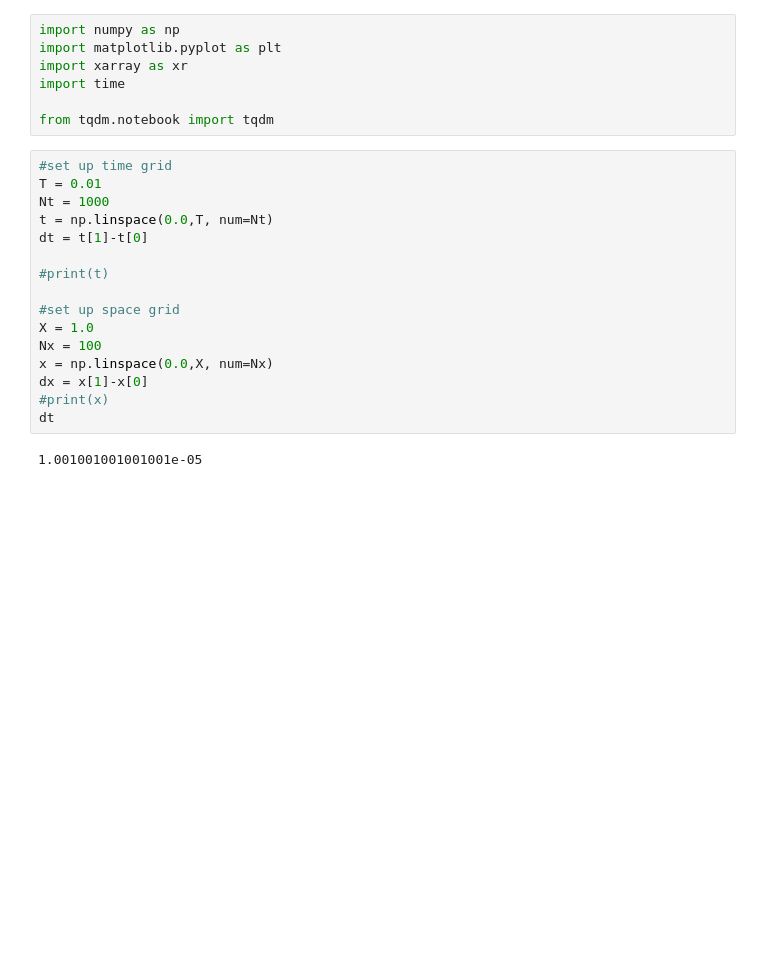
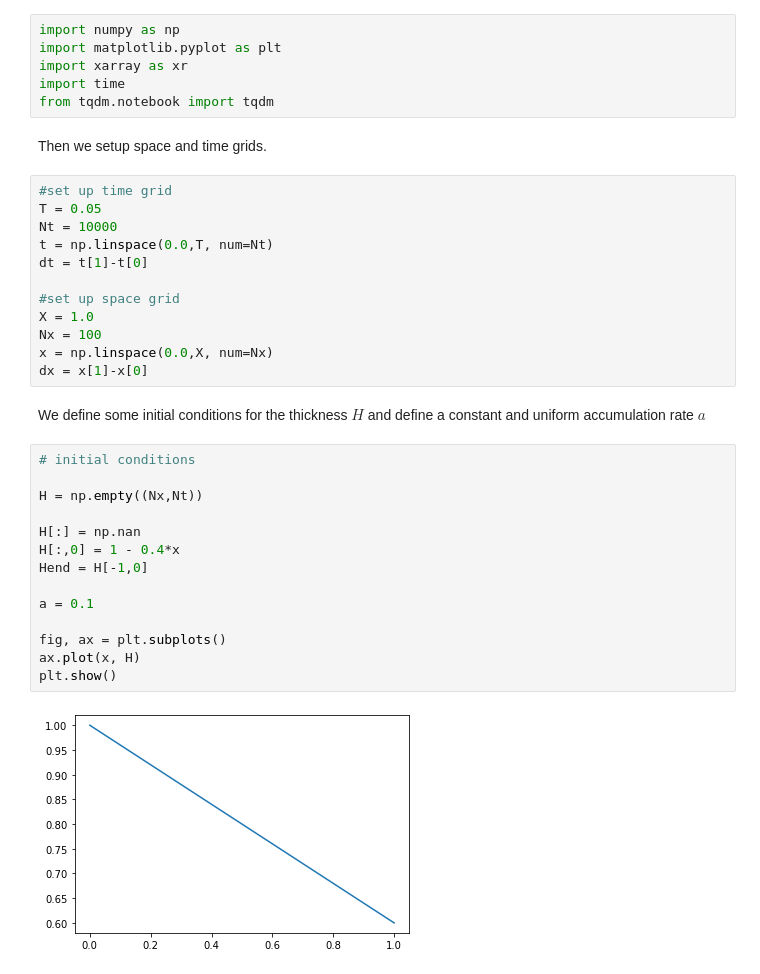
Before and after one commit to ldeo-glaciology/ice-sheet-seminar-2022, a Jupyter notebook: code/toy_model_w2.ipynb, the cells around one changed output. Saved outputs shown, nothing was run; the diff lists cells and outputs as text; blank space fills up the shorter version.

```diff
--- a/code/toy_model_w2.ipynb
+++ b/code/toy_model_w2.ipynb
@@ -3,23 +25,36 @@ import numpy as np
 import matplotlib.pyplot as plt
 import xarray as xr
 import time
-
 from tqdm.notebook import tqdm
+# %% [markdown]
+Then we setup space and time grids.
 # %%
 #set up time grid
-T = 0.01
-Nt = 1000
+T = 0.05
+Nt = 10000
 t = np.linspace(0.0,T, num=Nt)
 dt = t[1]-t[0]
-
-#print(t)
 
 #set up space grid
 X = 1.0
 Nx = 100
 x = np.linspace(0.0,X, num=Nx)
 dx = x[1]-x[0]
-#print(x)
-dt
-# %% [output]
-1.001001001001001e-05
+# %% [markdown]
+We define some initial conditions for the thickness $H$ and define a constant and uniform accumulation rate $a$
+# %%
+# initial conditions
+
+H = np.empty((Nx,Nt))
+
+H[:] = np.nan
+H[:,0] = 1 - 0.4*x
+Hend = H[-1,0]
+
+a = 0.1
+
+fig, ax = plt.subplots()
+ax.plot(x, H)
+plt.show()
+# %% [output]
+[figure, added]
```
Also changed, not shown: parts of 9 cells of this notebook.
